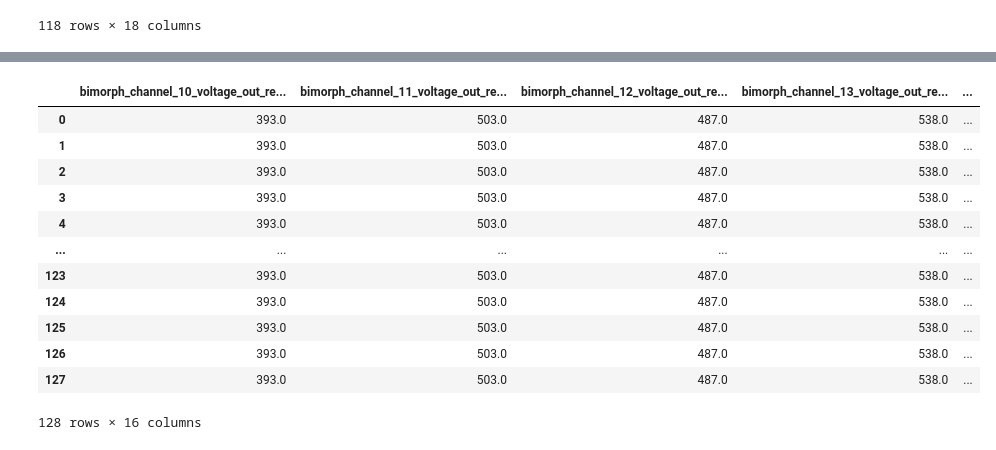
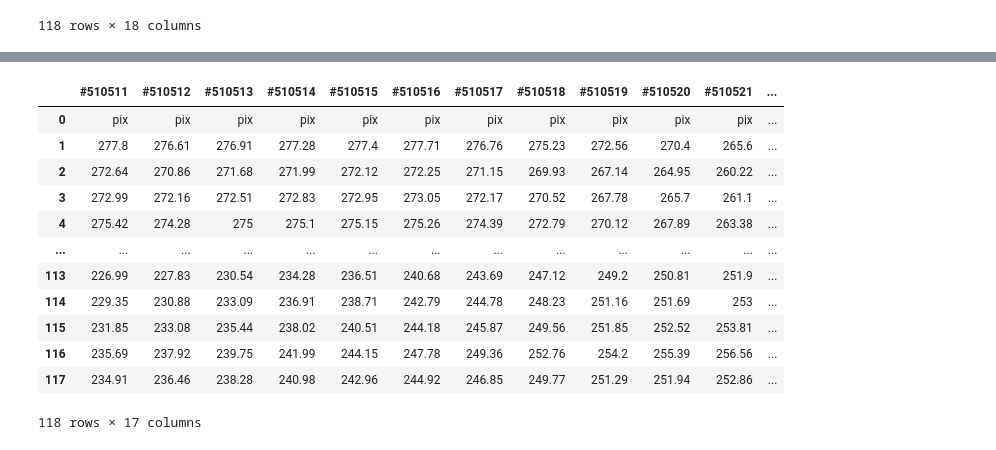
Before and after one commit to DiamondLightSource/bimorph-mirror-analysis, a Jupyter notebook: src/test_code/test.ipynb, the cells around one changed output, grey strips where cells are left out. Saved outputs shown, nothing was run; the diff lists cells and outputs as text; code cells hidden in the pictures.

Commit message:
update test ipynb

```diff
--- a/src/test_code/test.ipynb
+++ b/src/test_code/test.ipynb
@@ -145,5 +99,5 @@ array([ -889.39922782,  -886.19134255,   365.83309381, -1605.35671047,
 # %%
-data = pd.read_csv('./test/I07-VFM-ActiveArea-FocusInEH2-09Apr24-PencilScans.txt', sep = '\t')
+data = pd.read_csv('./I07-VFM-ActiveArea-FocusInEH2-09Apr24-PencilScans.txt', sep = '\t')
 data
 # %% [output]
 |  | mbs1ycentre | #510511 | #510512 | #510513 | #510514 | #510515 | #510516 | #510517 | #510518 | #510519 | #510520 | ... |
@@ -162,17 +138,17 @@ data
 # %%
-voltage_cols = data.columns[data.columns.str.contains('voltage')]
+voltage_cols = data.columns[data.columns.str.contains('#')]
 data[voltage_cols]
 # %% [output]
-|  | bimorph_channel_10_voltage_out_re... | bimorph_channel_11_voltage_out_re... | bimorph_channel_12_voltage_out_re... | bimorph_channel_13_voltage_out_re... | ... |
-| 0 | 393.0 | 503.0 | 487.0 | 538.0 | ... |
-| 1 | 393.0 | 503.0 | 487.0 | 538.0 | ... |
-| 2 | 393.0 | 503.0 | 487.0 | 538.0 | ... |
-| 3 | 393.0 | 503.0 | 487.0 | 538.0 | ... |
-| 4 | 393.0 | 503.0 | 487.0 | 538.0 | ... |
-| ... | ... | ... | ... | ... | ... |
-| 123 | 393.0 | 503.0 | 487.0 | 538.0 | ... |
-| 124 | 393.0 | 503.0 | 487.0 | 538.0 | ... |
-| 125 | 393.0 | 503.0 | 487.0 | 538.0 | ... |
-| 126 | 393.0 | 503.0 | 487.0 | 538.0 | ... |
-| 127 | 393.0 | 503.0 | 487.0 | 538.0 | ... |
+|  | #510511 | #510512 | #510513 | #510514 | #510515 | #510516 | #510517 | #510518 | #510519 | #510520 | #510521 | ... |
+| 0 | pix | pix | pix | pix | pix | pix | pix | pix | pix | pix | pix | ... |
+| 1 | 277.8 | 276.61 | 276.91 | 277.28 | 277.4 | 277.71 | 276.76 | 275.23 | 272.56 | 270.4 | 265.6 | ... |
+| 2 | 272.64 | 270.86 | 271.68 | 271.99 | 272.12 | 272.25 | 271.15 | 269.93 | 267.14 | 264.95 | 260.22 | ... |
+| 3 | 272.99 | 272.16 | 272.51 | 272.83 | 272.95 | 273.05 | 272.17 | 270.52 | 267.78 | 265.7 | 261.1 | ... |
+| 4 | 275.42 | 274.28 | 275 | 275.1 | 275.15 | 275.26 | 274.39 | 272.79 | 270.12 | 267.89 | 263.38 | ... |
+| ... | ... | ... | ... | ... | ... | ... | ... | ... | ... | ... | ... | ... |
+| 113 | 226.99 | 227.83 | 230.54 | 234.28 | 236.51 | 240.68 | 243.69 | 247.12 | 249.2 | 250.81 | 251.9 | ... |
+| 114 | 229.35 | 230.88 | 233.09 | 236.91 | 238.71 | 242.79 | 244.78 | 248.23 | 251.16 | 251.69 | 253 | ... |
+| 115 | 231.85 | 233.08 | 235.44 | 238.02 | 240.51 | 244.18 | 245.87 | 249.56 | 251.85 | 252.52 | 253.81 | ... |
+| 116 | 235.69 | 237.92 | 239.75 | 241.99 | 244.15 | 247.78 | 249.36 | 252.76 | 254.2 | 255.39 | 256.56 | ... |
+| 117 | 234.91 | 236.46 | 238.28 | 240.98 | 242.96 | 244.92 | 246.85 | 249.77 | 251.29 | 251.94 | 252.86 | ... |
-128 rows × 16 columns
+118 rows × 17 columns
```
Also changed, not shown: parts of 10 cells of this notebook.
